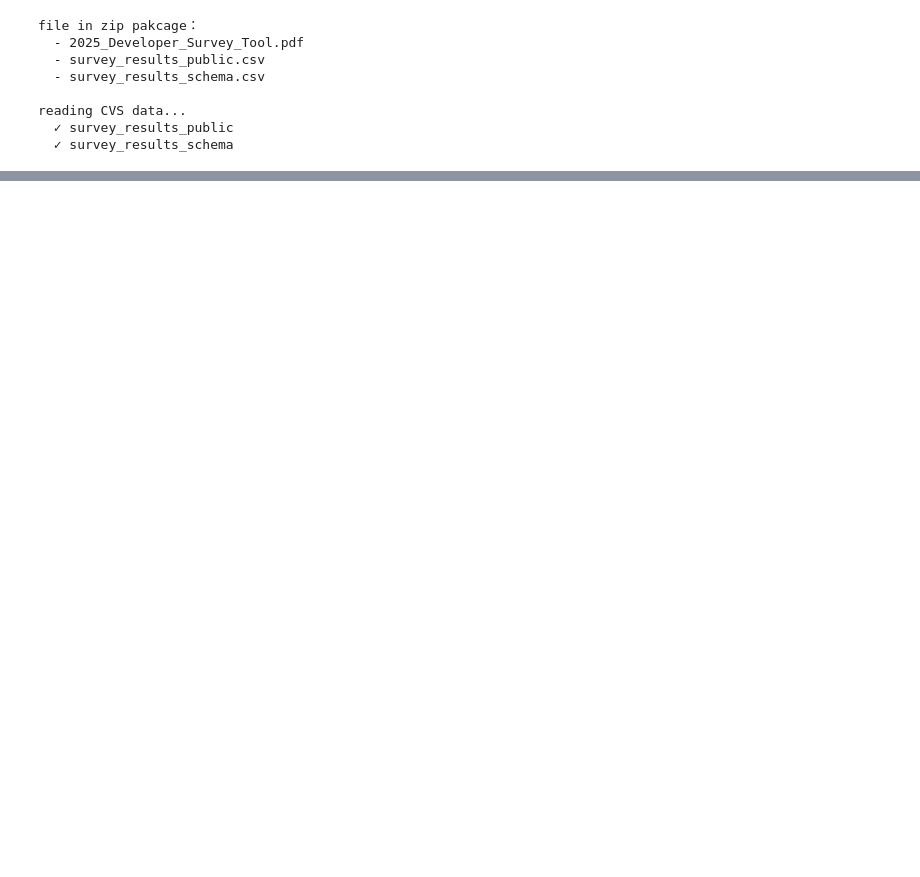
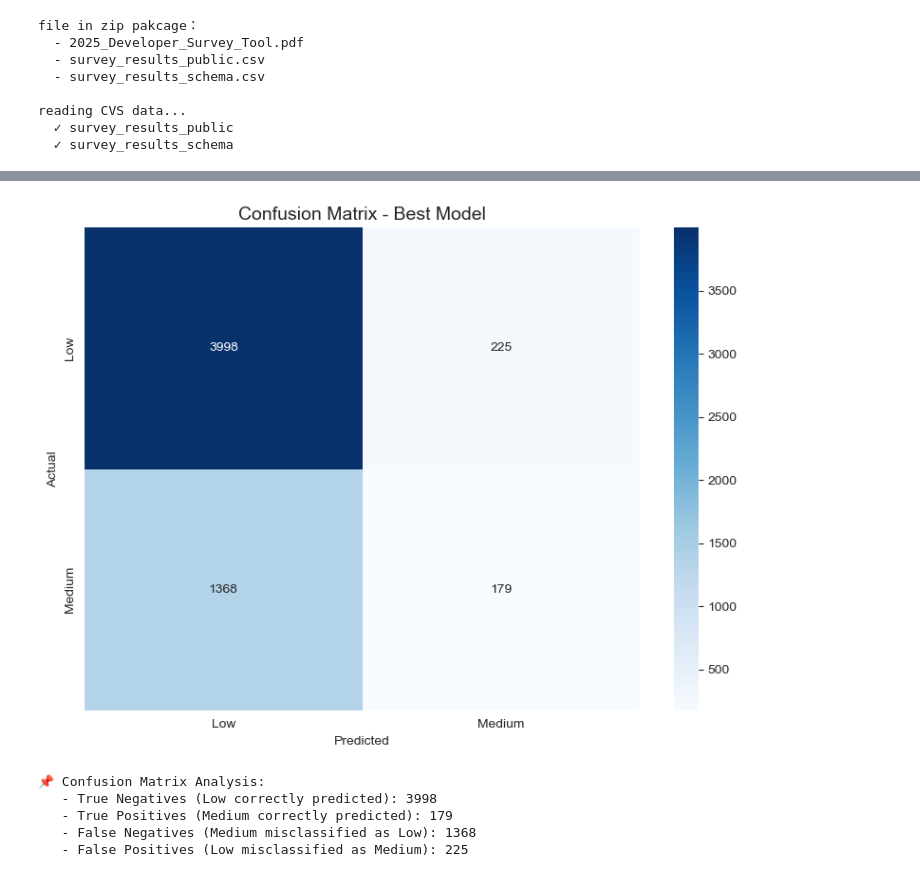
Before and after one commit to Rainny-R/stackoverflow-ai-analysis, a Jupyter notebook: StackOverFlow_Survey_Analysis.ipynb, the cells around one changed output, grey strips where cells are left out. Saved outputs shown, nothing was run; the diff lists cells and outputs as text; code cells hidden in the pictures; blank space fills up the shorter version.

```diff
--- a/StackOverFlow_Survey_Analysis.ipynb
+++ b/StackOverFlow_Survey_Analysis.ipynb
@@ -338,0 +446,15 @@ DATA PREPARATION COMPLETE
+# %%
+# 3.2.3 Handle Missing Values — listwise deletion on the five AI “core” fields
+# See markdown §3.2: if any of these is NaN, we do not use the row for analysis that depends on AI_acceptance.
+
+ai_core_cols = ['AISelect', 'AISent', 'AIAcc', 'AIComplex', 'LearnCodeAI']
+n_before = len(df)
+incomplete_ai = int(df[ai_core_cols].isna().any(axis=1).sum())
+
+df_clean = df.dropna(subset=ai_core_cols).copy()
+n_after = len(df_clean)
+
+print(f"\n✅ After AI-core completeness filter: {df_clean.shape}")
+print(f"   Rows before filter: {n_before:,}")
+print(f"   Rows removed (any missing in {ai_core_cols}): {incomplete_ai:,} ({incomplete_ai / n_before * 100:.1f}%)")
+print(f"   Rows retained (df_clean): {n_after:,}")
@@ -738,0 +681,8 @@ ALL BUSINESS QUESTIONS ANSWERED
+# %%
+# 4.2.2 Evaluate Best Model
+
+best_model = grid_search.best_estimator_
+y_pred_best = best_model.predict(X_test)
+best_accuracy = accuracy_score(y_test, y_pred_best)
+
+print(f"\n✅ Test Accuracy with Best Parameters: {best_accuracy:.4f} ({best_accuracy*100:.2f}%)")
@@ -738,0 +757,25 @@ ALL BUSINESS QUESTIONS ANSWERED
+# %%
+# 5.1.2 Confusion Matrix Visualization
+
+plt.figure(figsize=(8, 6))
+cm_best = confusion_matrix(y_test, y_pred_best)
+sns.heatmap(cm_best, annot=True, fmt='d', cmap='Blues',
+            xticklabels=le.classes_, yticklabels=le.classes_)
+plt.title('Confusion Matrix - Best Model', fontsize=14)
+plt.xlabel('Predicted')
+plt.ylabel('Actual')
+plt.tight_layout()
+plt.show()
+
+print("\n📌 Confusion Matrix Analysis:")
+print("   - True Negatives (Low correctly predicted):", cm_best[0, 0])
+print("   - True Positives (Medium correctly predicted):", cm_best[1, 1])
+print("   - False Negatives (Medium misclassified as Low):", cm_best[1, 0])
+print("   - False Positives (Low misclassified as Medium):", cm_best[0, 1])
+# %% [output]
+[figure, added]
+📌 Confusion Matrix Analysis:
+   - True Negatives (Low correctly predicted): 3998
+   - True Positives (Medium correctly predicted): 179
+   - False Negatives (Medium misclassified as Low): 1368
+   - False Positives (Low misclassified as Medium): 225
```
Also changed, not shown: parts of 52 cells of this notebook, 4 other files.
